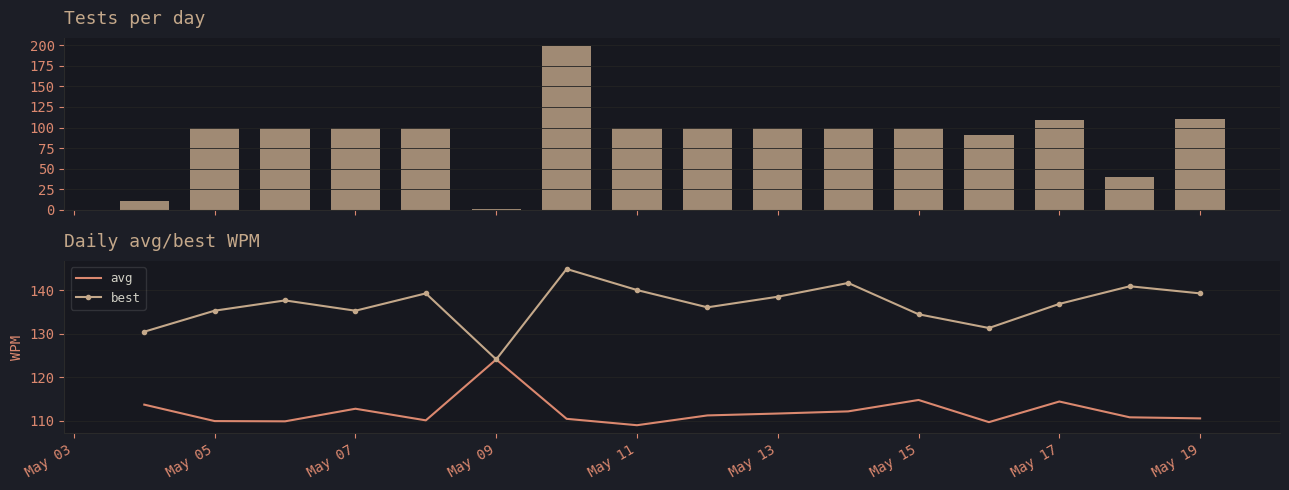
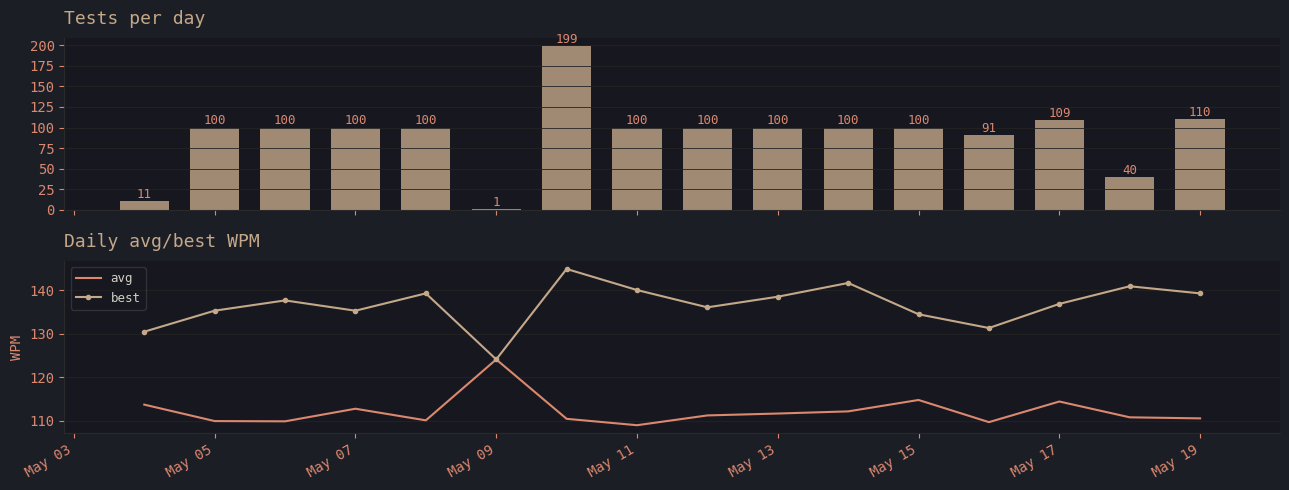
The notebook cell's code change between the first figure and the second:
--- before
+++ after
@@ -10,8 +10,12 @@
 fig, (ax1, ax2) = plt.subplots(2, 1, figsize=(13, 5), sharex=True)
 
-ax1.bar(daily_df['day'], daily_df['tests'], color=MCOLOR, width=0.7, alpha=0.8)
+bars = ax1.bar(daily_df['day'], daily_df['tests'], color=MCOLOR, width=0.7, alpha=0.8)
 title(ax1, 'Tests per day')
 ax1.set_label('Tests')
 ax1.yaxis.set_major_locator(MaxNLocator(integer=True))
+
+for bar in bars:
+  yval = bar.get_height()
+  ax1.text(bar.get_x() + bar.get_width()/2, yval + 0.1, int(yval), ha='center', va='bottom', color=SCOLOR, fontsize=9)
 
 ax2.plot(daily_df['day'], daily_df['wpm'], color=SCOLOR, lw=1.5, label='avg')

Commit: added data labels on tests per day columns